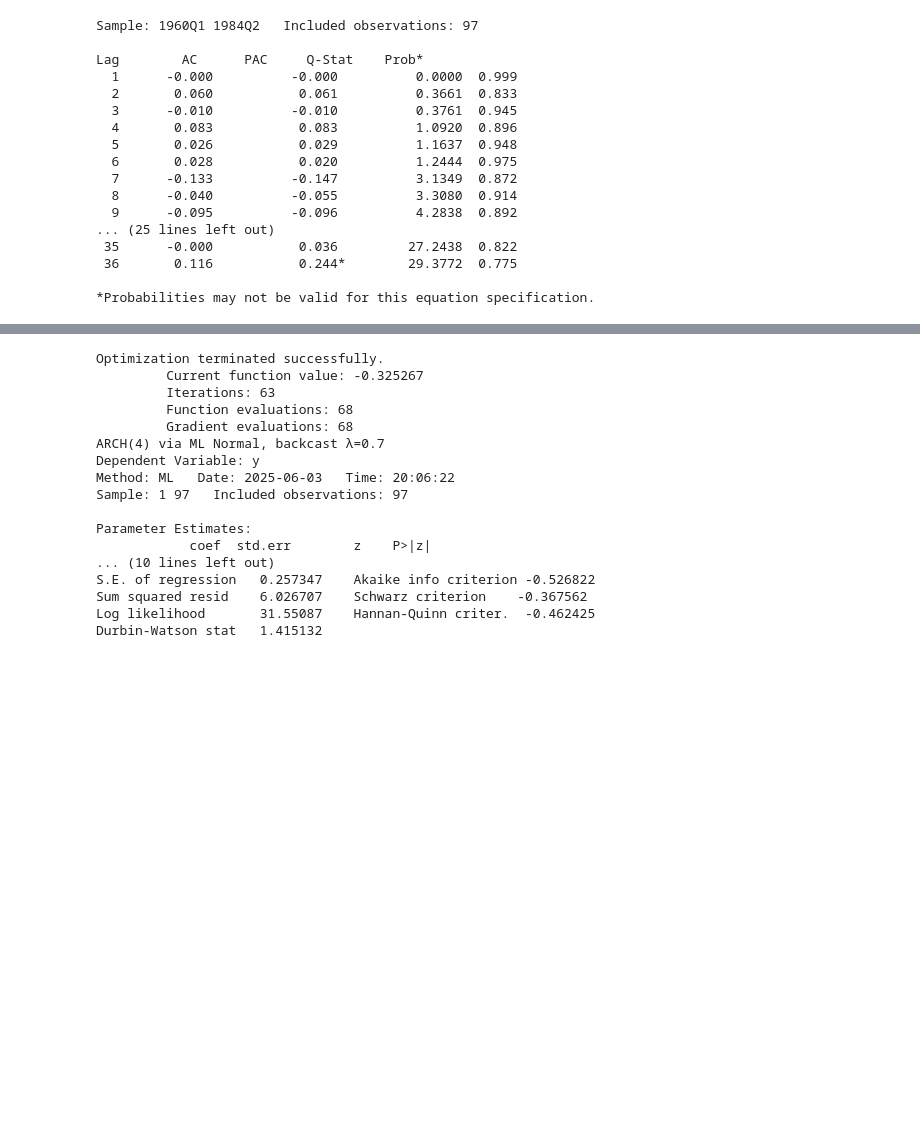
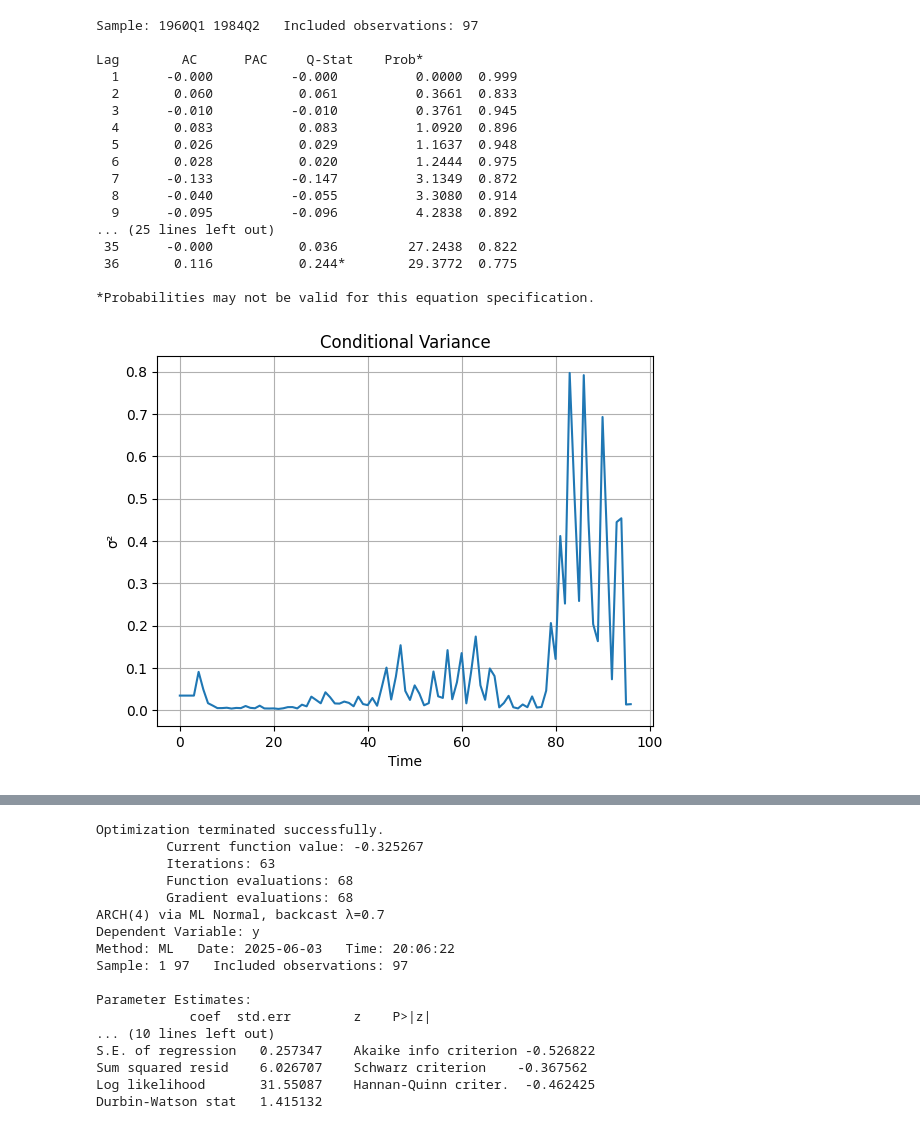
Before and after one commit to DavidGuzzi/MECMT10, a Jupyter notebook: clase_8.ipynb, the cells around one changed output, grey strips where cells are left out. Drawn from its saved outputs; the diff is of its cells as text; code cells hidden in the pictures; blank space fills up the shorter version.

```diff
--- a/clase_8.ipynb
+++ b/clase_8.ipynb
@@ -55,6 +55,7 @@ from scipy.stats import norm
 from statsmodels.stats.stattools import durbin_watson
 from scipy.stats import norm, chi2
 from statsmodels.tsa.stattools import acf, pacf
+from matplotlib import pyplot as plt
 
 class ARCHModelEViewsStyle:
     def __init__(self, y, p=4, backcast_lambda=0.7):
@@ -214,6 +215,29 @@ class ARCHModelEViewsStyle:
                   f"{pac[i]:>7.3f}{star_pac}\t"
                   f"{Q[i]:>7.4f}\t{pvals[i]:>6.3f}")
         print("\n*Probabilities may not be valid for this equation specification.")
+
+    def plot_conditional_variance(self, dates=None):
+        """
+        Grafica la varianza condicional estimada (sigma^2) al estilo
+        GARCH graphs > Conditional variance de EViews.
+        Si se proporciona 'dates', las usa como eje x; si no, usa índices.
+        """
+        sigma2 = self.cond_vol2
+        n = len(sigma2)
+
+        # Preparar eje x
+        if dates is not None:
+            x = dates
+        else:
+            x = np.arange(n)
+
+        plt.figure()  # gráfico independiente
+        plt.plot(x, sigma2)
+        plt.title("Conditional Variance")
+        plt.xlabel("Time")
+        plt.ylabel("σ²")
+        plt.grid(True)
+        plt.show()
 # %%
 y = df_clean['y'].astype(float)
 model = ARCHModelEViewsStyle(y, p=4, backcast_lambda=0.7)
@@ -257,3 +281,7 @@ Lag        AC      PAC     Q-Stat    Prob*
  36       0.116           0.244*        29.3772  0.775
 
 *Probabilities may not be valid for this equation specification.
+# %%
+res.plot_conditional_variance()
+# %% [output]
+[figure, added]
```
Also changed, not shown: parts of 7 cells of this notebook.
